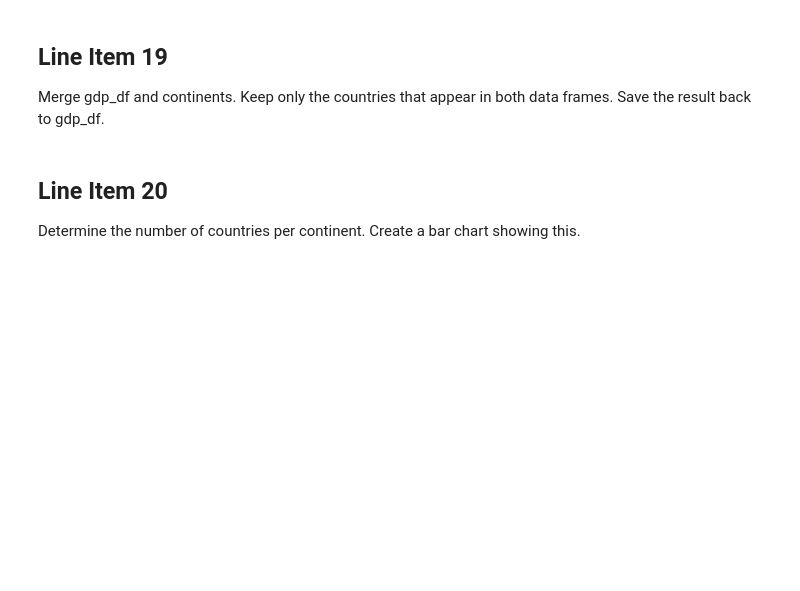
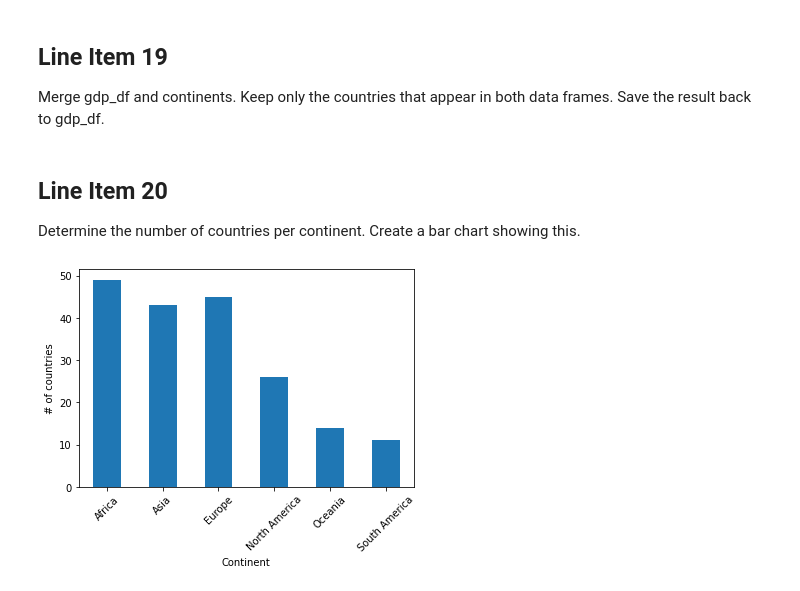
Before and after one commit to nss-data-science-cohort-5/un_exploration-jrkotun, a Jupyter notebook: notebooks/UN_Data_Exploration.ipynb, the cells around one changed output. Drawn from its saved outputs; the diff is of its cells as text; code cells hidden in the pictures; blank space fills up the shorter version.

```diff
--- a/notebooks/UN_Data_Exploration.ipynb
+++ b/notebooks/UN_Data_Exploration.ipynb
@@ -299,3 +262,7 @@ gdp_df = pd.merge(right=gdp_df, left=continents, how='inner')
 # %% [markdown]
 ## Line Item 20
 Determine the number of countries per continent. Create a bar chart showing this.
+# %%
+gdp_df.groupby('Continent')['Country'].nunique().plot(kind='bar', rot=45, ylabel='# of countries');
+# %% [output]
+[figure, added]
```
Also changed, not shown: parts of 11 cells of this notebook.
